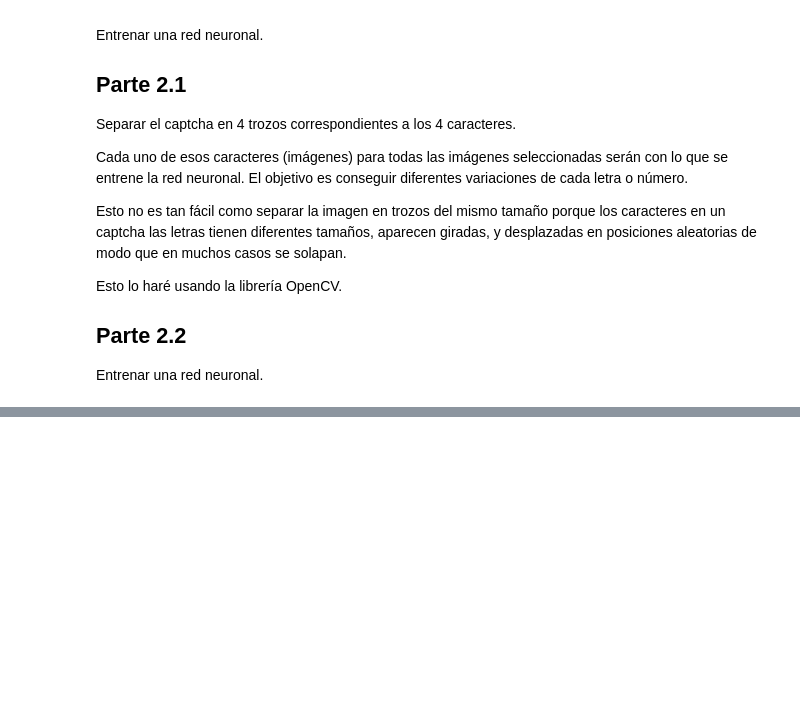
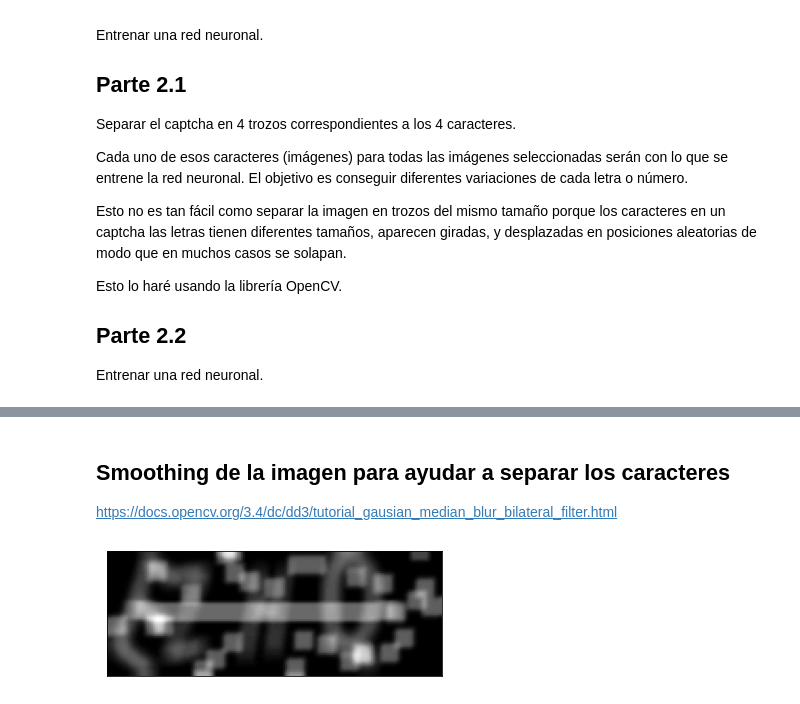
Before and after one commit to rfminguez/w8-proyecto_final-rompe_captcha, a Jupyter notebook: main.ipynb, the cells around one changed output, grey strips where cells are left out. Drawn from its saved outputs; the diff is of its cells as text; code cells hidden in the pictures; blank space fills up the shorter version.

```diff
--- a/main.ipynb
+++ b/main.ipynb
@@ -30,0 +79,12 @@ Entrenar una red neuronal.
+# %% [markdown]
+## Smoothing de la imagen para ayudar a separar los caracteres
+https://docs.opencv.org/3.4/dc/dd3/tutorial_gausian_median_blur_bilateral_filter.html
+# %%
+# smoothing the image with Homogeneus Blur
+MAX_KERNEL_LENGTH = 10
+
+for i in range(1, MAX_KERNEL_LENGTH, 2):
+    dst = cv2.blur(image.copy(), (i, i))
+show(dst)
+# %% [output]
+[figure, added]
```
Also changed, not shown: parts of 15 cells of this notebook, 1 other file.
